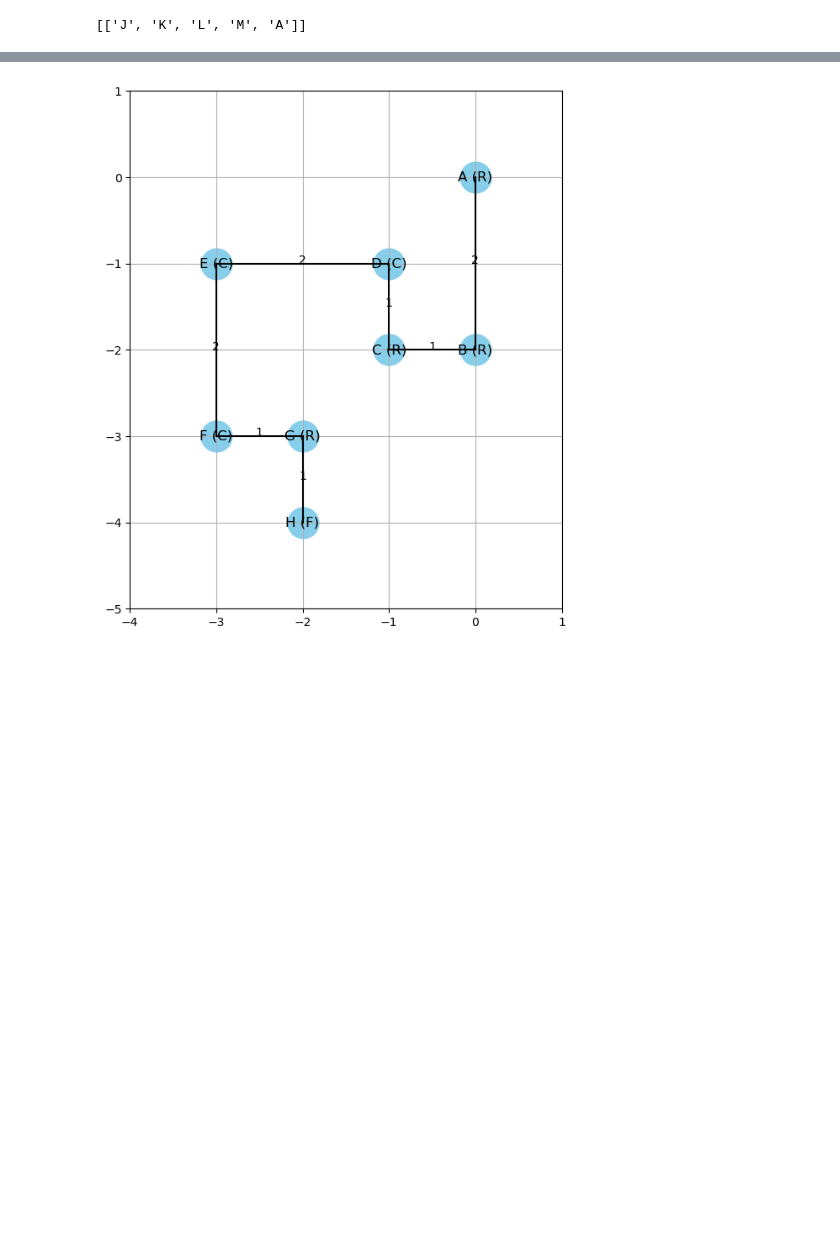
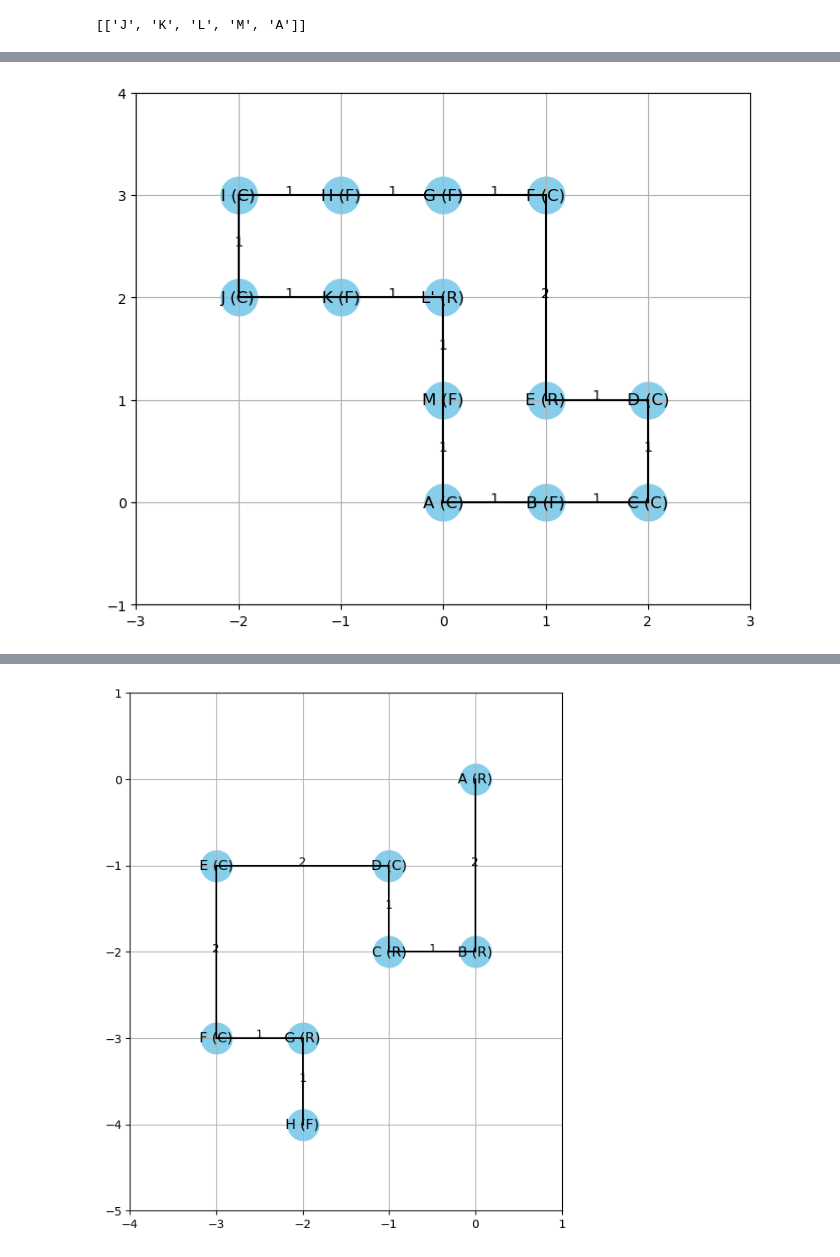
Before and after one commit to KislayTandon22/Graph-Orthogonal-Visualization, a Jupyter notebook: Graph Visualizer/drawing.ipynb, the cells around one changed output, grey strips where cells are left out. Cells and saved outputs as stored; diff of their text form; code cells hidden in the pictures; blank space fills up the shorter version.

Commit message:
Kitty corners and reduction 1 is connected

```diff
--- a/Graph Visualizer/drawing.ipynb
+++ b/Graph Visualizer/drawing.ipynb
@@ -725,0 +671,94 @@ wg.draw_graph()
+# %%
+def swap_edge_properties(edge1, edge2):
+    edge1_weight = edge1.weight
+    edge1_direction = edge1.direction
+    edge1_length = edge1.length
+
+    edge2_weight = edge2.weight
+    edge2_direction = edge2.direction
+    edge2_length = edge2.length
+
+    edge1.weight = edge2_weight
+    edge1.direction = edge2_direction
+    edge1.length = edge2_length
+
+    edge2.weight = edge1_weight
+    edge2.direction = edge1_direction
+    edge2.length = edge1_length
+
+wg= WeightedGraph()
+wg.add_vertex('A', 'C')
+wg.add_vertex('B', 'F')
+wg.add_vertex('C', 'C')
+wg.add_vertex('D', 'C')
+wg.add_vertex('E', 'R')
+wg.add_vertex('F', 'C')
+wg.add_vertex('G', 'F')
+wg.add_vertex('H', 'F')
+wg.add_vertex('I', 'C')
+wg.add_vertex('J', 'C')
+wg.add_vertex('K', 'R')
+wg.add_vertex('L', 'C')
+wg.add_vertex('M', 'R')
+
+wg.add_edge('A','B',1,'E')
+wg.add_edge('B','C',1,'E')
+wg.add_edge('C','D',1,'N')
+wg.add_edge('D','E',1,'W')
+wg.add_edge('E','F',2,'N')
+wg.add_edge('F','G',1,'W')
+wg.add_edge('G','H',1,'W')
+wg.add_edge('H','I',1,'W')
+wg.add_edge('I','J',1,'S')
+wg.add_edge('J','K',1,'E')
+wg.add_edge('K','L',1,'S')
+wg.add_edge('L','M',1,'E')
+wg.add_edge('M','A',1,'S')
+
+
+def reduction_2(graph):
+    paths = find_paths_with_rcr(graph)
+
+
+    for path in paths:
+        if (
+            graph.vertices[path[1]].angle_type == 'R' and
+            graph.vertices[path[2]].angle_type == 'C' and
+            graph.vertices[path[3]].angle_type == 'R'
+        ):
+            rename_middle_and_update_neighbors(graph, path)
+            middle_index = 2
+            u2 = path[middle_index - 1]
+            u3 = path[middle_index]
+            u4 = path[middle_index + 1]
+            edge_u2_u3 = graph.get_edge(u2, u3)
+            edge_u3_u4 = graph.get_edge(u3, u4)
+            print("help")
+            # Remove the edges between u2 -> u3 and u3 -> u4
+            del graph.vertices[u2].edges[u3]
+            del graph.vertices[u3].edges[u4]
+
+            print(graph.get_edge(u2, u3))
+            print(graph.get_edge(u3, u4))
+            print("help")
+
+            # Add the new edges
+            graph.add_edge(
+                u2, u3,
+                weight=edge_u3_u4.weight,
+                direction=edge_u3_u4.direction
+            )
+            graph.add_edge(
+                u3, u4,
+                weight=edge_u2_u3.weight,
+                direction=edge_u2_u3.direction
+            )
+
+
+
+wg.draw_graph()
+wg.print_graph()
+reduction_2(wg)
+wg.draw_graph()
+wg.print_graph()
+# %% [output]
@@ -725,0 +783 @@ wg.draw_graph()
+[figure, added]
```
Also changed, not shown: parts of 13 cells of this notebook.
